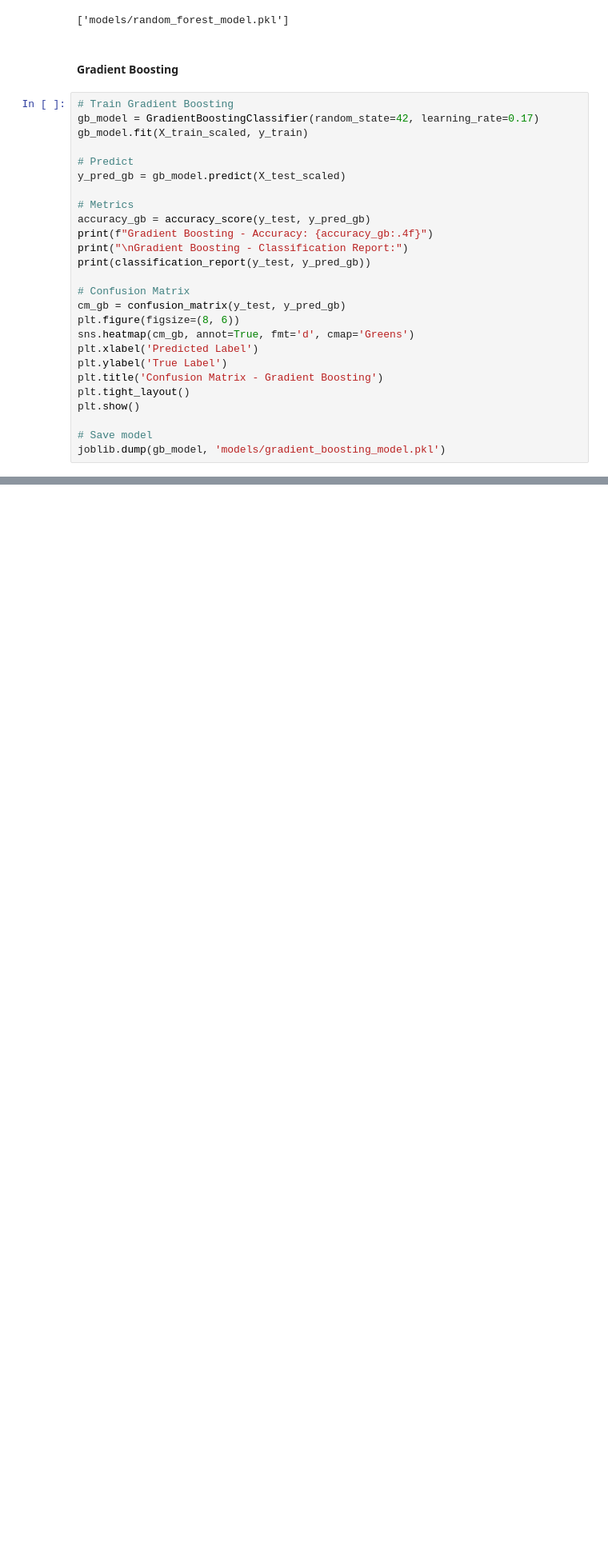
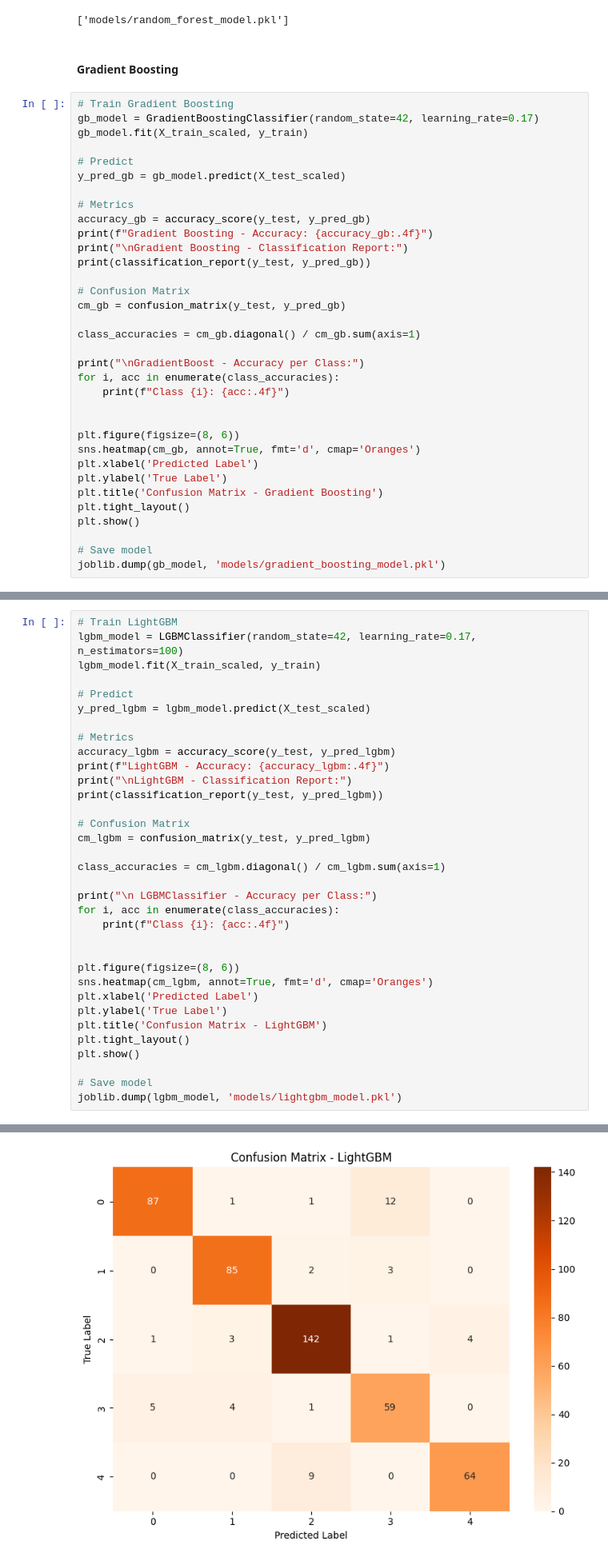
Before and after one commit to pedroogaab/Alzheimer-diagnose-ML, a Jupyter notebook: models.ipynb, the cells around one changed output, grey strips where cells are left out. Shown at 80% size. Drawn from its saved outputs; the diff is of its cells as text; blank space fills up the shorter version.

Commit message:
push force files to branch main with changes for add all models ML and for after pull a new api

```diff
--- a/models.ipynb
+++ b/models.ipynb
@@ -297,8 +363,16 @@ print(classification_report(y_test, y_pred_gb))
 
 # Confusion Matrix
 cm_gb = confusion_matrix(y_test, y_pred_gb)
+
+class_accuracies = cm_gb.diagonal() / cm_gb.sum(axis=1)
+
+print("\nGradientBoost - Accuracy per Class:")
+for i, acc in enumerate(class_accuracies):
+    print(f"Class {i}: {acc:.4f}")
+
+
 plt.figure(figsize=(8, 6))
-sns.heatmap(cm_gb, annot=True, fmt='d', cmap='Greens')
+sns.heatmap(cm_gb, annot=True, fmt='d', cmap='Oranges')
 plt.xlabel('Predicted Label')
 plt.ylabel('True Label')
 plt.title('Confusion Matrix - Gradient Boosting')
@@ -326,0 +406,35 @@ weighted avg       0.90      0.90      0.90       484
+# %%
+# Train LightGBM
+lgbm_model = LGBMClassifier(random_state=42, learning_rate=0.17, n_estimators=100)
+lgbm_model.fit(X_train_scaled, y_train)
+
+# Predict
+y_pred_lgbm = lgbm_model.predict(X_test_scaled)
+
+# Metrics
+accuracy_lgbm = accuracy_score(y_test, y_pred_lgbm)
+print(f"LightGBM - Accuracy: {accuracy_lgbm:.4f}")
+print("\nLightGBM - Classification Report:")
+print(classification_report(y_test, y_pred_lgbm))
+
+# Confusion Matrix
+cm_lgbm = confusion_matrix(y_test, y_pred_lgbm)
+
+class_accuracies = cm_lgbm.diagonal() / cm_lgbm.sum(axis=1)
+
+print("\n LGBMClassifier - Accuracy per Class:")
+for i, acc in enumerate(class_accuracies):
+    print(f"Class {i}: {acc:.4f}")
+
+
+plt.figure(figsize=(8, 6))
+sns.heatmap(cm_lgbm, annot=True, fmt='d', cmap='Oranges')
+plt.xlabel('Predicted Label')
+plt.ylabel('True Label')
+plt.title('Confusion Matrix - LightGBM')
+plt.tight_layout()
+plt.show()
+
+# Save model
+joblib.dump(lgbm_model, 'models/lightgbm_model.pkl')
+# %% [output]
@@ -326,0 +458 @@ weighted avg       0.90      0.90      0.90       484
+[figure, added]
```
Also changed, not shown: parts of 17 cells of this notebook, 10 other files.
